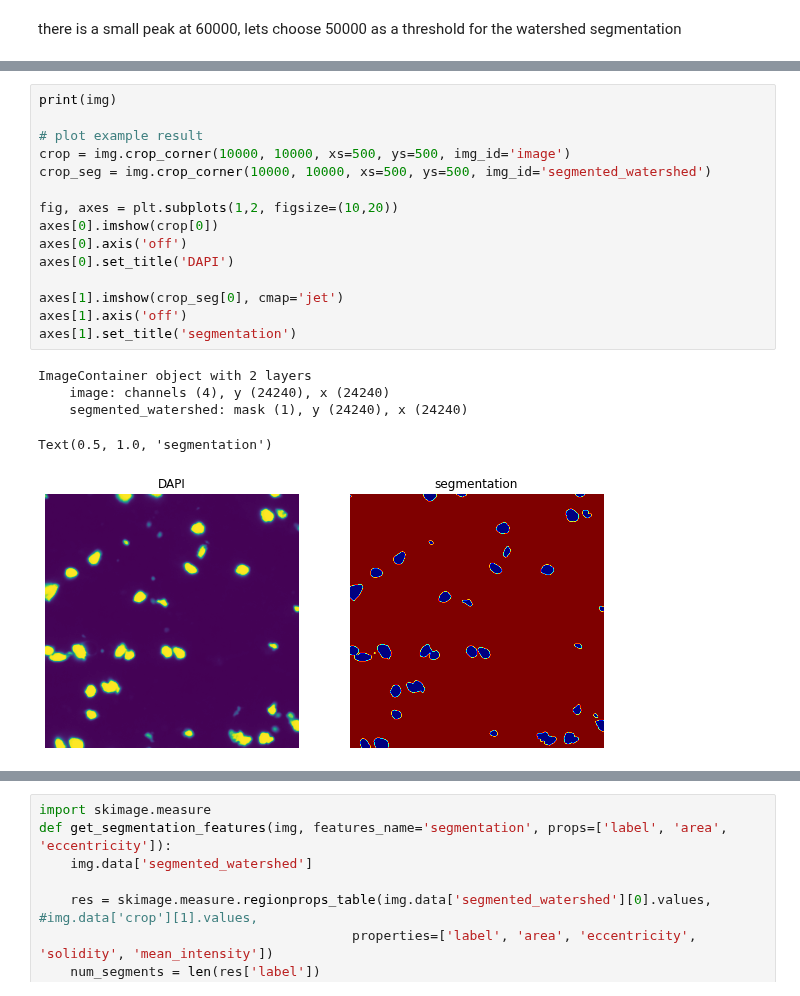
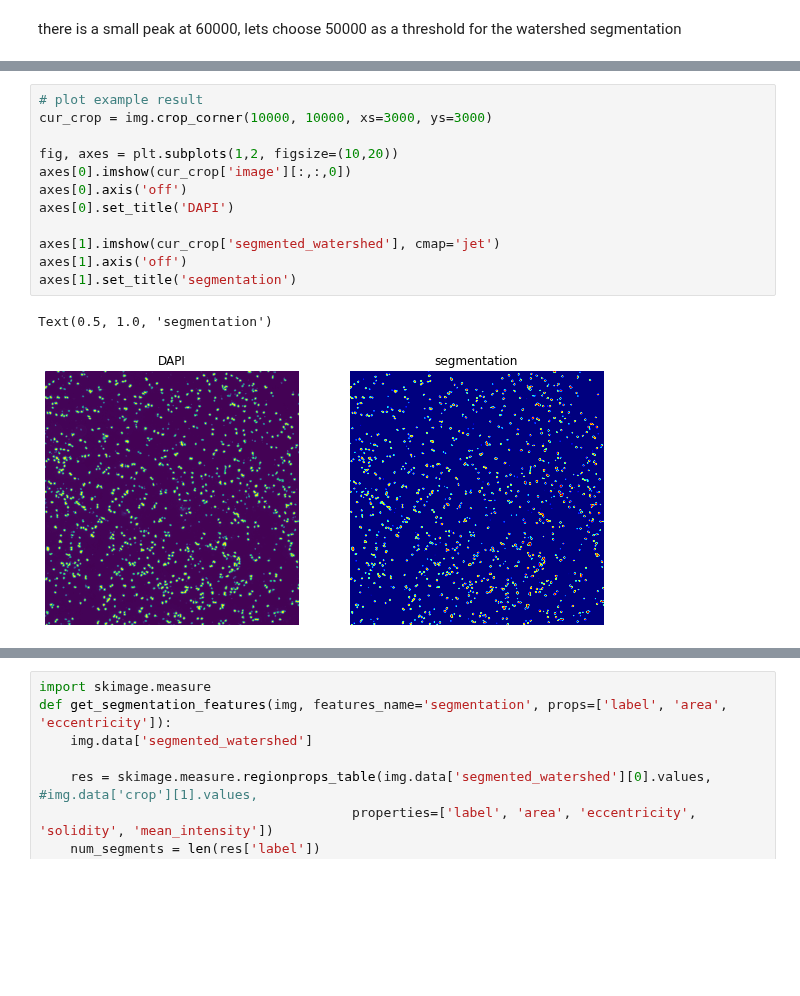
Before and after one commit to scverse/squidpy, a Jupyter notebook: notebooks/tutorial_image_segmentation.ipynb, the cells around one changed output, grey strips where cells are left out. Cells and saved outputs as stored; diff of their text form; blank space fills up the shorter version.

```diff
--- a/notebooks/tutorial_image_segmentation.ipynb
+++ b/notebooks/tutorial_image_segmentation.ipynb
@@ -210,21 +106,15 @@ sq.im.segment_img(img=img, img_id="image", model_group="watershed", channel_idx=
 # %%
-print(img)
-
 # plot example result
-crop = img.crop_corner(10000, 10000, xs=500, ys=500, img_id='image')
-crop_seg = img.crop_corner(10000, 10000, xs=500, ys=500, img_id='segmented_watershed')
+cur_crop = img.crop_corner(10000, 10000, xs=3000, ys=3000)
 
 fig, axes = plt.subplots(1,2, figsize=(10,20))
-axes[0].imshow(crop[0])
+axes[0].imshow(cur_crop['image'][:,:,0])
 axes[0].axis('off')
 axes[0].set_title('DAPI')
 
-axes[1].imshow(crop_seg[0], cmap='jet')
+axes[1].imshow(cur_crop['segmented_watershed'], cmap='jet')
 axes[1].axis('off')
 axes[1].set_title('segmentation')
 # %% [output]
-ImageContainer object with 2 layers
-    image: channels (4), y (24240), x (24240)
-    segmented_watershed: mask (1), y (24240), x (24240)
+Text(0.5, 1.0, 'segmentation')
-Text(0.5, 1.0, 'segmentation')
-[figure, old version]
+[figure, new version]
```
Also changed, not shown: parts of 38 cells of this notebook, 3 other files.
